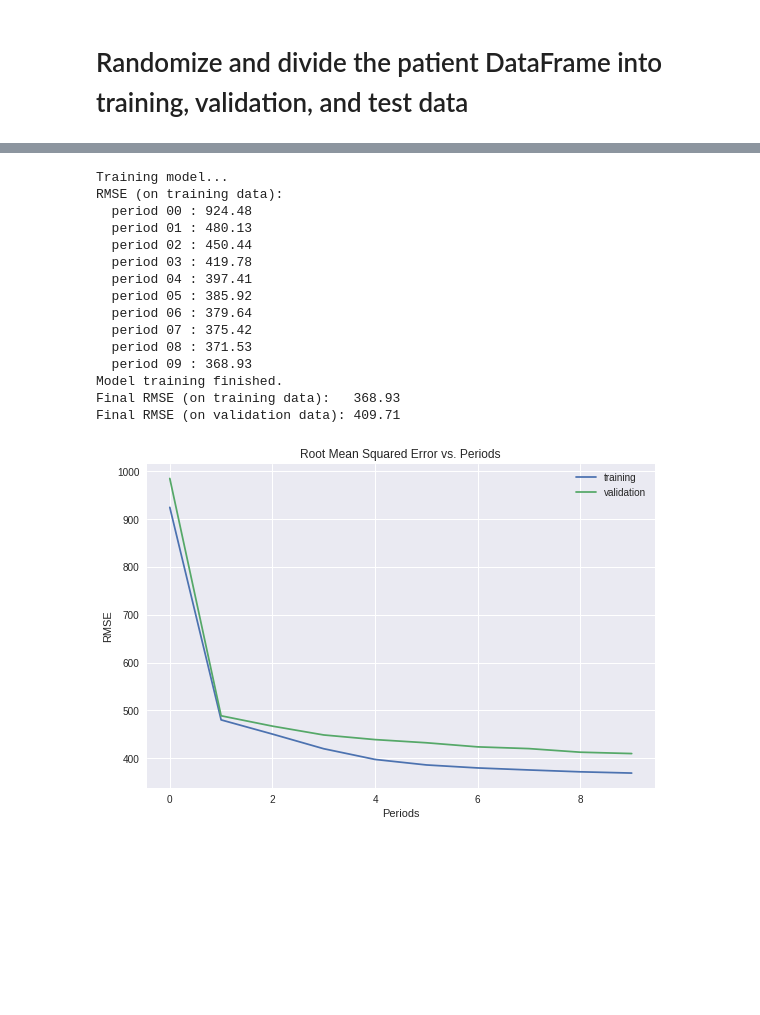
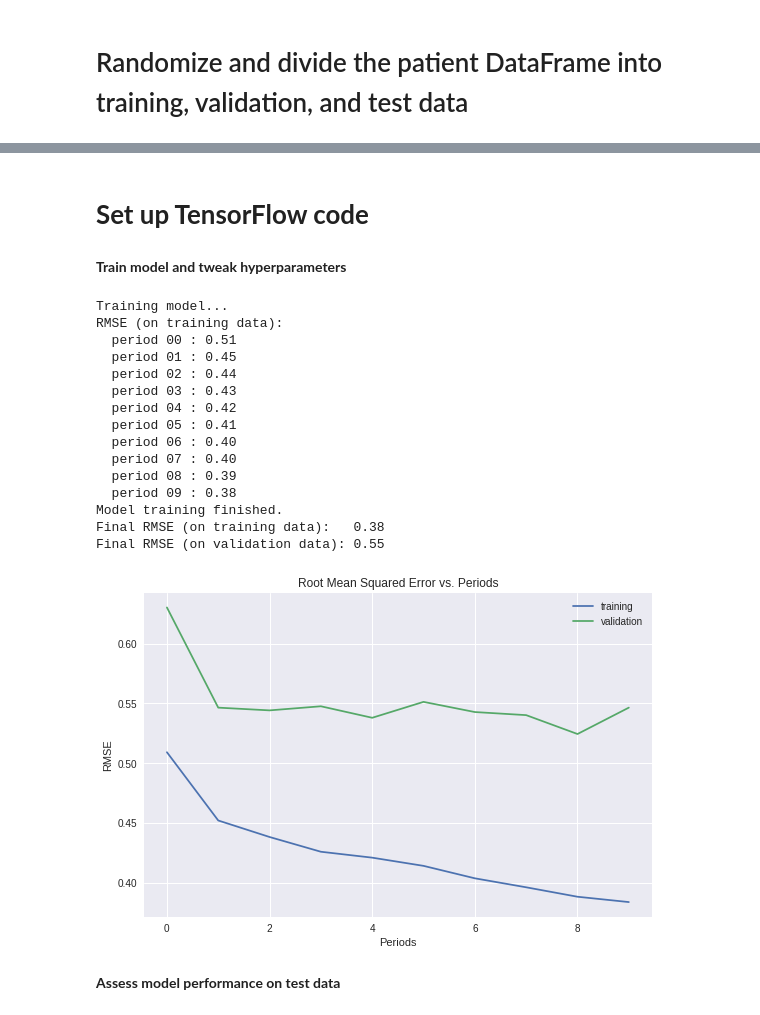
Before and after one commit to mrkevinlin/MLmed, a Jupyter notebook: MLmed.ipynb, the cells around one changed output, grey strips where cells are left out. Saved outputs shown, nothing was run; the diff lists cells and outputs as text; code cells hidden in the pictures; blank space fills up the shorter version.

Commit message:
Implement z-score scaling function and trial different features and labels

```diff
--- a/MLmed.ipynb
+++ b/MLmed.ipynb
@@ -44,10 +44,11 @@ patient_dataframe = pd.DataFrame.from_records(
     columns=column_names)
 patient_dataframe = patient_dataframe.iloc[1:]
 patient_dataframe = patient_dataframe.apply(pd.to_numeric, errors='coerce')
+patient_dataframe = patient_dataframe.replace('', np.nan)
 
-"""
-Attempt to clean up dataframe with usable features
-"""
+
+# Attempt to clean up dataframe with usable features
+
 # Print the number of valid results in each column
 def count_column_results(df):
   for col in df.columns:
@@ -65,7 +66,13 @@ def fill_in_bmi(df):
 
 # Remove flagrant outliers by clipping
 def remove_outliers(df, feature, maximum):
-  return df.clip(lower=0, upper=maximum, axis=feature)
+  df[feature] = df[feature].clip(lower=0, upper=maximum)
+  return df
+
+def scale_features_z_score(df, features):
+  for col in features:
+    df[col] = (df[col] - df[col].mean())/df[col].std()
+  return df
 
 # Remove all rows with values missing in the specified columns
 def clean_up_by_missing_value_columns(df, column):
@@ -78,24 +85,33 @@ def clean_up_by_target(df, target, n):
       df.drop(col, axis=1, inplace=True)
   return df
 
+# Arbitrarily place in zeroes in place of NaNs
 def make_up_values(df):
   return df.replace(np.nan,0)
 
 # Specify what feature you want to clean up columns by
-target_feature = ['entry_6mwt']
+
+# Trial 1: target 6MWT results (meaningless)
+#target_feature = ['entry_6mwt']
+#selected_features = ['entry_knowledge', 'entry_hads_a', 'entry_hads_d', 'entry_bmi', 'entry_met']
+
+# Trial 2: target METs
+target_feature = ['entry_met']
+selected_features = ['entry_knowledge', 'entry_hads_a', 'entry_weight', 'entry_bf']
 
 edited_patient_dataframe = patient_dataframe.copy()
 edited_patient_dataframe = fill_in_bmi(edited_patient_dataframe)
 edited_patient_dataframe = remove_outliers(edited_patient_dataframe, 'entry_6mwt', 2000)
 edited_patient_dataframe = clean_up_by_missing_value_columns(edited_patient_dataframe, target_feature)
-edited_patient_dataframe = clean_up_by_target(edited_patient_dataframe, target_feature, 0.9)
+edited_patient_dataframe = clean_up_by_missing_value_columns(edited_patient_dataframe, selected_features)
+edited_patient_dataframe = clean_up_by_target(edited_patient_dataframe, target_feature, 1)
+# Scaled by z score
+edited_patient_dataframe = scale_features_z_score(edited_patient_dataframe, selected_features)
 
-# SUPER UGLY NOT LEGIT PATCHWORK PLACEHOLDER VALUES FOR PROOF OF CONCEPT
-edited_patient_dataframe = make_up_values(edited_patient_dataframe)
 
 # Check how many results and columns left in dataframe
 count_column_results(edited_patient_dataframe)
 
 # View stats on cleaned up dataframe
-#edited_patient_dataframe.describe()
+edited_patient_dataframe.describe()
 # %% [output]
@@ -181,3 +267,5 @@ display.display(test_targets.describe())
+# %% [markdown]
+# **Set up TensorFlow code**
 # %%
 def construct_feature_columns(input_features):
   """Construct the TensorFlow Feature Columns.
@@ -265,14 +353,14 @@ def train_nn_regression_model(
 
   # Create input functions.
   training_input_fn = lambda: my_input_fn(training_examples,
-                                          training_targets["entry_6mwt"],
+                                          training_targets[target_feature],
                                           batch_size=batch_size)
   predict_training_input_fn = lambda: my_input_fn(training_examples,
-                                                  training_targets["entry_6mwt"],
+                                                  training_targets[target_feature],
                                                   num_epochs=1,
                                                   shuffle=False)
   predict_validation_input_fn = lambda: my_input_fn(validation_examples,
-                                                    validation_targets["entry_6mwt"],
+                                                    validation_targets[target_feature],
                                                     num_epochs=1,
                                                     shuffle=False)
 
@@ -320,30 +408,34 @@ def train_nn_regression_model(
   print("Final RMSE (on validation data): %0.2f" % validation_root_mean_squared_error)
 
   return dnn_regressor
+# %% [markdown]
+**Train model and tweak hyperparameters**
 # %%
 dnn_regressor = train_nn_regression_model(
     learning_rate=0.001,
-    steps=2500,
+    steps=5000,
     batch_size=10,
     hidden_units=[10, 10, 10],
     training_examples=training_examples,
     training_targets=training_targets,
     validation_examples=validation_examples,
     validation_targets=validation_targets)
 # %% [output]
 Training model...
 RMSE (on training data):
-  period 00 : 924.48
-  period 01 : 480.13
-  period 02 : 450.44
-  period 03 : 419.78
-  period 04 : 397.41
-  period 05 : 385.92
-  period 06 : 379.64
-  period 07 : 375.42
-  period 08 : 371.53
-  period 09 : 368.93
+  period 00 : 0.51
+  period 01 : 0.45
+  period 02 : 0.44
+  period 03 : 0.43
+  period 04 : 0.42
+  period 05 : 0.41
+  period 06 : 0.40
+  period 07 : 0.40
+  period 08 : 0.39
+  period 09 : 0.38
 Model training finished.
-Final RMSE (on training data):   368.93
-Final RMSE (on validation data): 409.71
+Final RMSE (on training data):   0.38
+Final RMSE (on validation data): 0.55
-[figure, old version]
+[figure, new version]
+# %% [markdown]
+**Assess model performance on test data**
```
Also changed, not shown: parts of 9 cells of this notebook.
